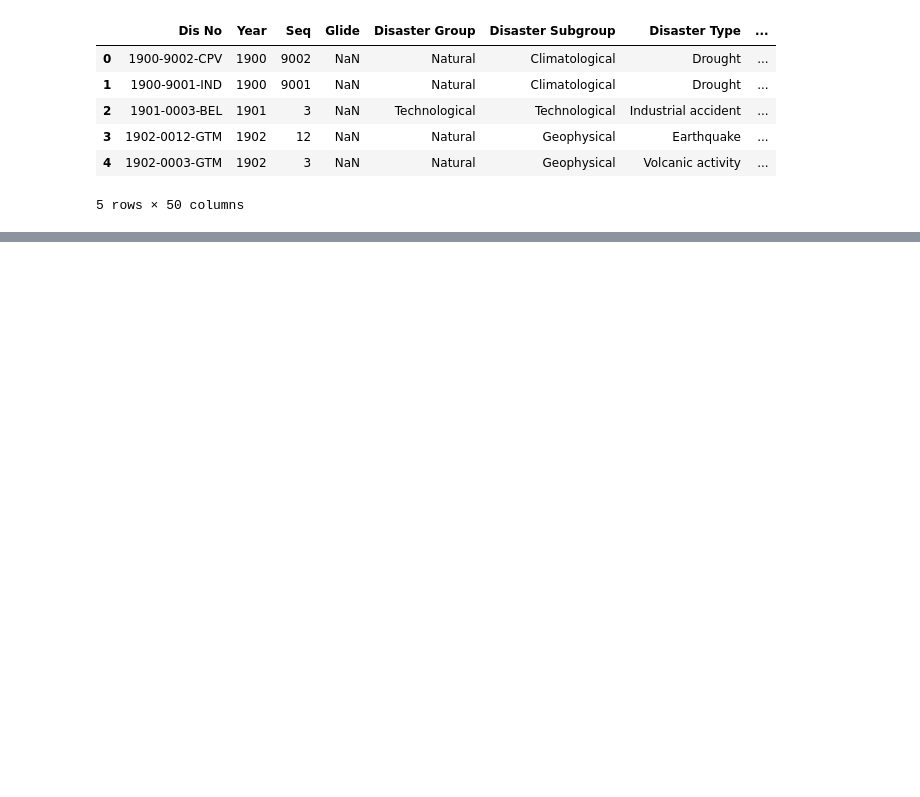
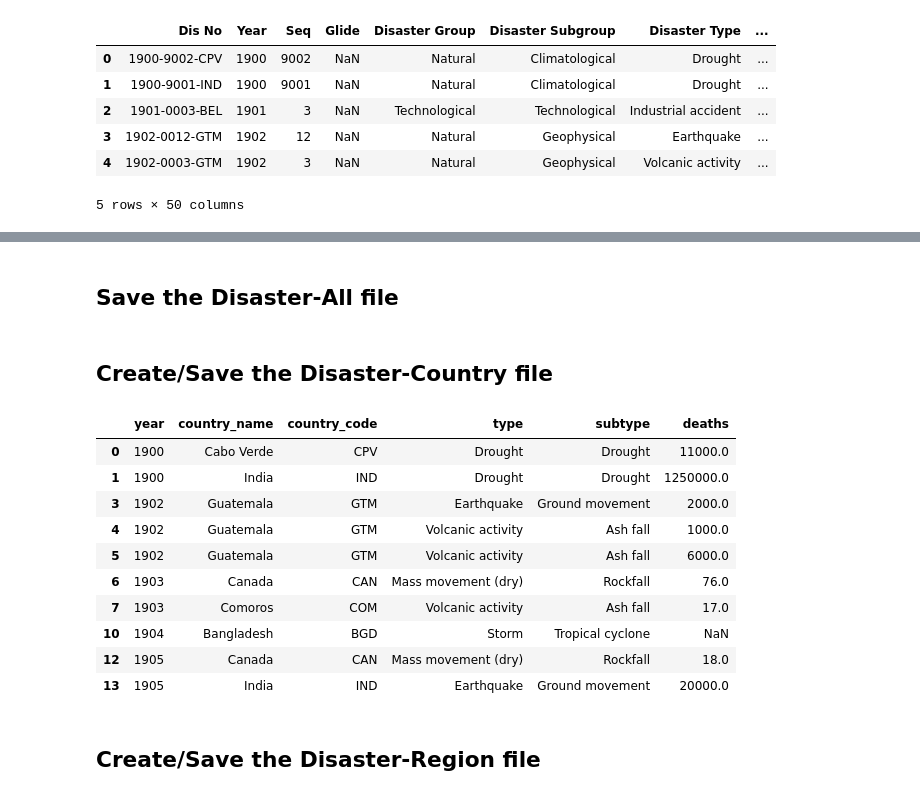
Before and after one commit to lukiwieser/natural-disasters-and-climate-change, a Jupyter notebook: disaster-formatting.ipynb, the cells around one changed output, grey strips where cells are left out. Drawn from its saved outputs; the diff is of its cells as text; code cells hidden in the pictures; blank space fills up the shorter version.

```diff
--- a/disaster-formatting.ipynb
+++ b/disaster-formatting.ipynb
@@ -44,0 +165,7 @@ disasters_all.rename(columns={'country':'country_name', 'iso':'country_code', 'd
+# %%
+# Replace suffix
+disasters_all['country_name'] = disasters_all['country_name'].apply(lambda x: x.replace(' (the)', ''))
+# Reorder compley country-names
+disasters_all['country_name'] = disasters_all['country_name'].apply(lambda x: x.split(',')[1] + " " + x.split(',')[0] if ',' in x else x)
+# Remove random white-spaces at the start of a name
+disasters_all['country_name'] = disasters_all['country_name'].apply(lambda x: x[1:] if x.startswith(' ') else x)
@@ -44,0 +193,2 @@ disasters_all.rename(columns={'country':'country_name', 'iso':'country_code', 'd
+# %%
+disasters_all = disasters_all.replace({"country_name": new_country_names}, inplace=False)
@@ -44,0 +215,7 @@ disasters_all.rename(columns={'country':'country_name', 'iso':'country_code', 'd
+# %%
+disasters_all.loc[disasters_all.country_name == "Germany", "country_code"] = "DEU"
+disasters_all.loc[disasters_all.country_name == "Serbia", "country_code"] = "SRB"
+disasters_all.loc[disasters_all.country_name == "Yemen", "country_code"] = "YEM"
+disasters_all.loc[disasters_all.country_name == "Taiwan", "country_code"] = "TWM"
+disasters_all.loc[disasters_all.country_name == "Canary Is", "country_code"] = "SPI"
+disasters_all.loc[disasters_all.country_name == "Azores Islands", "country_code"] = "AZO"
@@ -44,0 +314,2 @@ disasters_all.rename(columns={'country':'country_name', 'iso':'country_code', 'd
+# %% [markdown]
+## Save the Disaster-All file
@@ -44,0 +318,22 @@ disasters_all.rename(columns={'country':'country_name', 'iso':'country_code', 'd
+# %% [markdown]
+## Create/Save the Disaster-Country file
+# %%
+disaster_country_col_names = ["year", "country_name", "country_code", "type", "subtype", "deaths"]
+disasters_country = disasters_all.filter(items=disaster_country_col_names)
+disasters_country.to_csv(filepath_country)
+# %%
+disasters_country.head(10)
+# %% [output]
+|  | year | country_name | country_code | type | subtype | deaths |
+| 0 | 1900 | Cabo Verde | CPV | Drought | Drought | 11000.0 |
+| 1 | 1900 | India | IND | Drought | Drought | 1250000.0 |
+| 3 | 1902 | Guatemala | GTM | Earthquake | Ground movement | 2000.0 |
+| 4 | 1902 | Guatemala | GTM | Volcanic activity | Ash fall | 1000.0 |
+| 5 | 1902 | Guatemala | GTM | Volcanic activity | Ash fall | 6000.0 |
+| 6 | 1903 | Canada | CAN | Mass movement (dry) | Rockfall | 76.0 |
+| 7 | 1903 | Comoros | COM | Volcanic activity | Ash fall | 17.0 |
+| 10 | 1904 | Bangladesh | BGD | Storm | Tropical cyclone | NaN |
+| 12 | 1905 | Canada | CAN | Mass movement (dry) | Rockfall | 18.0 |
+| 13 | 1905 | India | IND | Earthquake | Ground movement | 20000.0 |
+# %% [markdown]
+## Create/Save the Disaster-Region file
```
Also changed, not shown: parts of 59 cells of this notebook.
